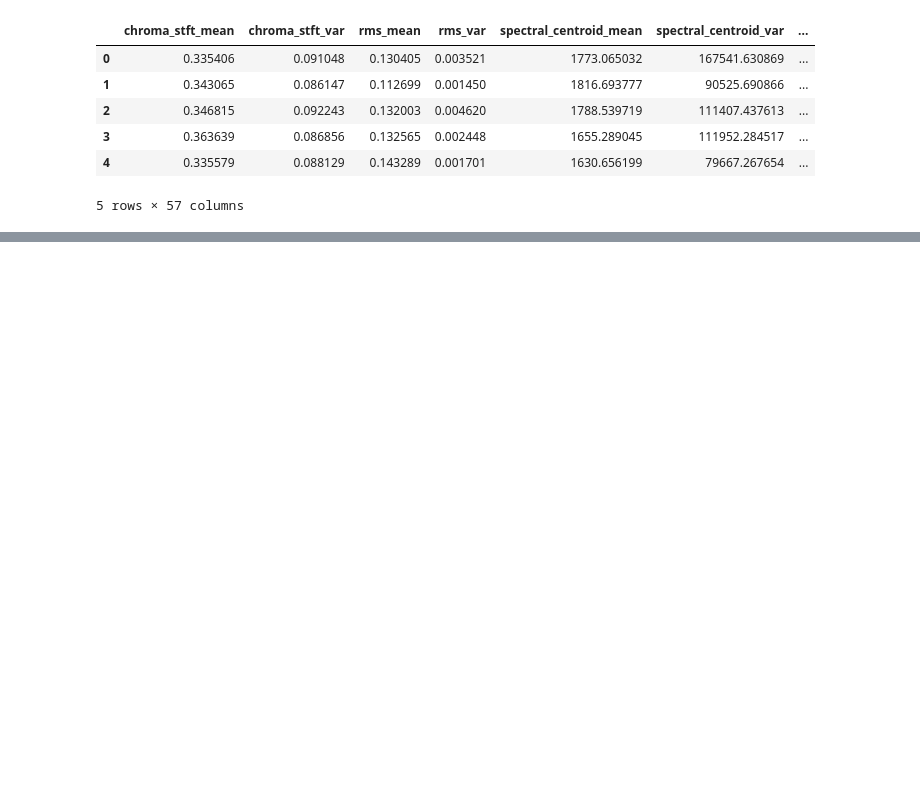
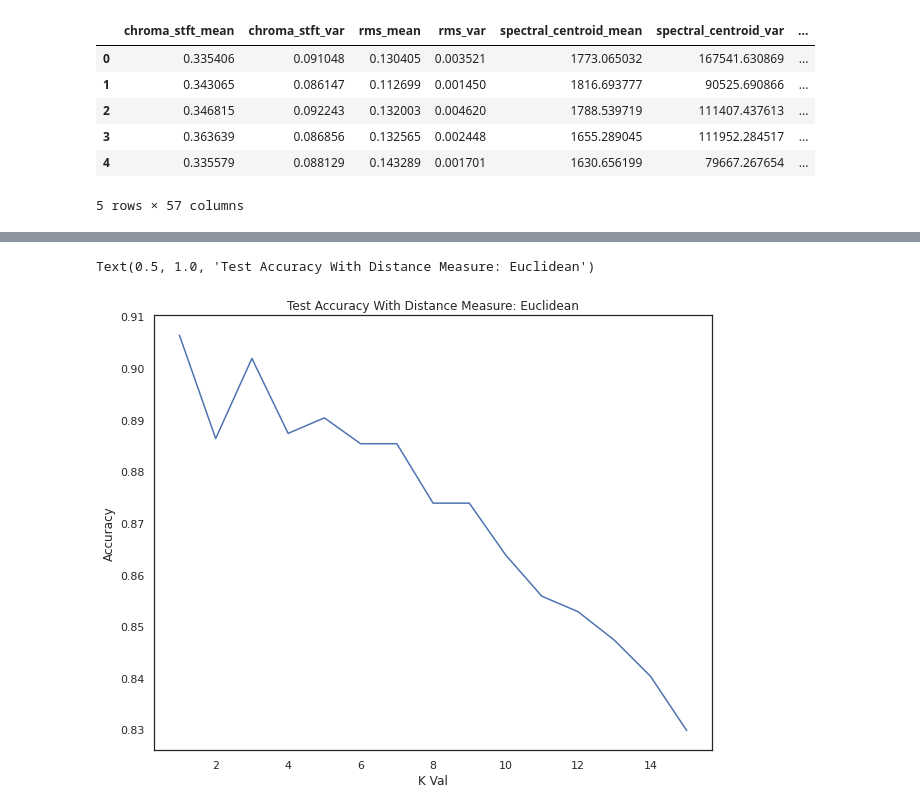
Before and after one commit to the-data-science-union/DSU-F2021-MGC, a Jupyter notebook: Modelling/ethan-KNN.ipynb, the cells around one changed output, grey strips where cells are left out. Saved outputs shown, nothing was run; the diff lists cells and outputs as text; code cells hidden in the pictures; blank space fills up the shorter version.

```diff
--- a/Modelling/ethan-KNN.ipynb
+++ b/Modelling/ethan-KNN.ipynb
@@ -39,0 +92,8 @@ features_scaled_df.head()
+# %%
+plt.plot(range(1,16),scores_list2)
+plt.xlabel('K Val')
+plt.ylabel('Accuracy')
+plt.title('Test Accuracy With Distance Measure: Euclidean')
+# %% [output]
+Text(0.5, 1.0, 'Test Accuracy With Distance Measure: Euclidean')
+[figure, added]
```
Also changed, not shown: parts of 19 cells of this notebook.
